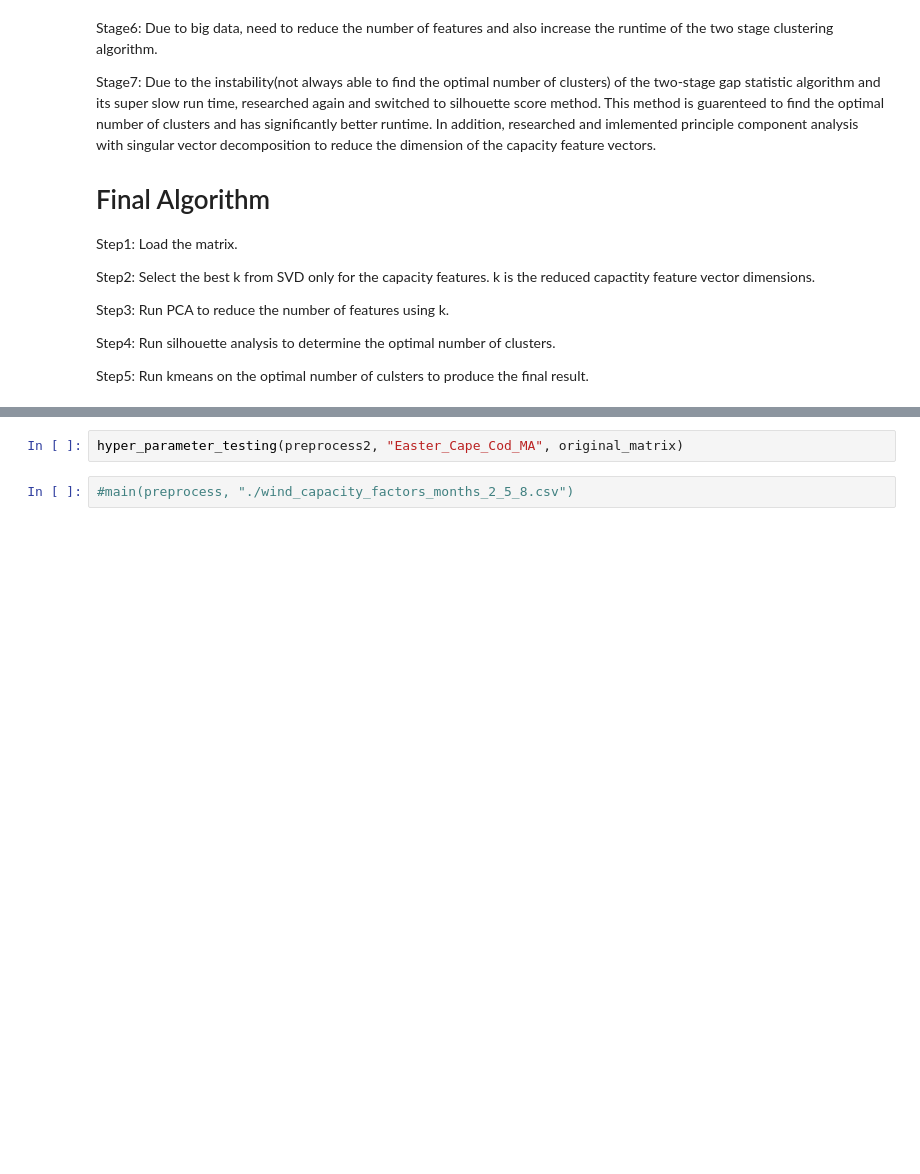
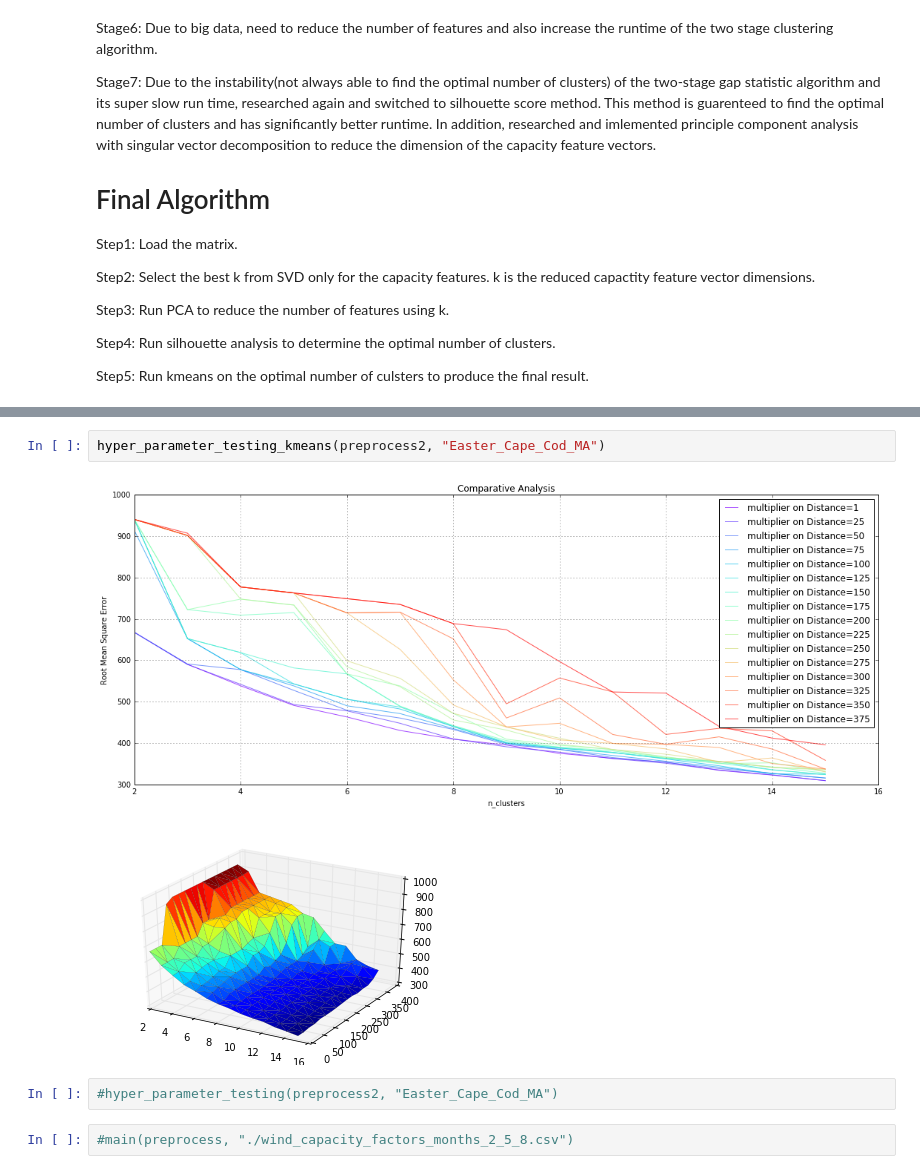
Before and after one commit to JinZhaoHong/wind, a Jupyter notebook: ml_wind_farms_silhouette.ipynb, the cells around one changed output, grey strips where cells are left out. Cells and saved outputs as stored; diff of their text form; blank space fills up the shorter version.

```diff
--- a/ml_wind_farms_silhouette.ipynb
+++ b/ml_wind_farms_silhouette.ipynb
@@ -817,5 +929,10 @@ original_matrix
 # %%
-hyper_parameter_testing(preprocess2, "Easter_Cape_Cod_MA", original_matrix)
+hyper_parameter_testing_kmeans(preprocess2, "Easter_Cape_Cod_MA")
+# %% [output]
+[figure, added]
+[figure, added]
+# %%
+#hyper_parameter_testing(preprocess2, "Easter_Cape_Cod_MA")
 # %%
 #main(preprocess, "./wind_capacity_factors_months_2_5_8.csv")
 # %%
```
Also changed, not shown: parts of 14 cells of this notebook.
